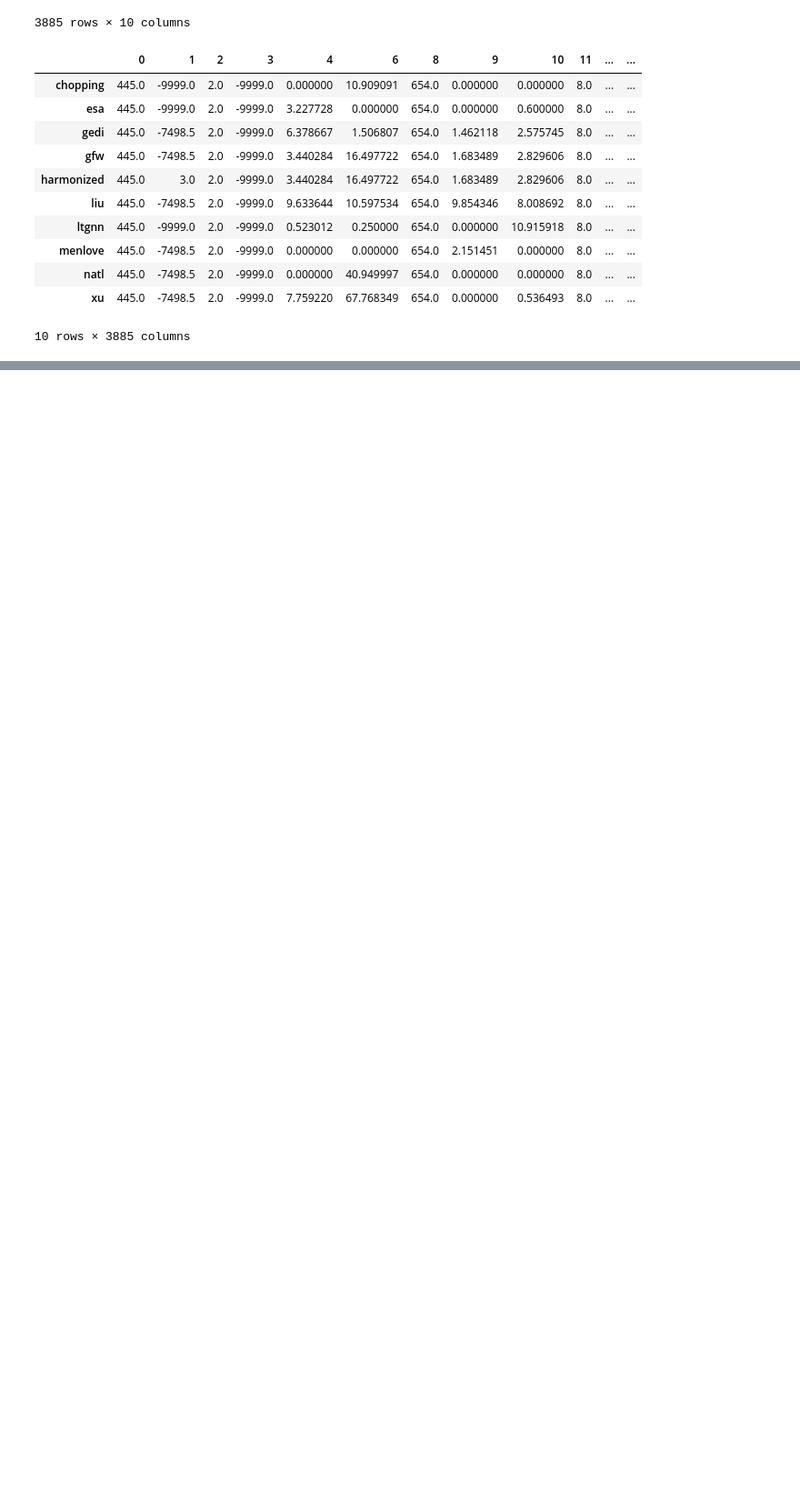
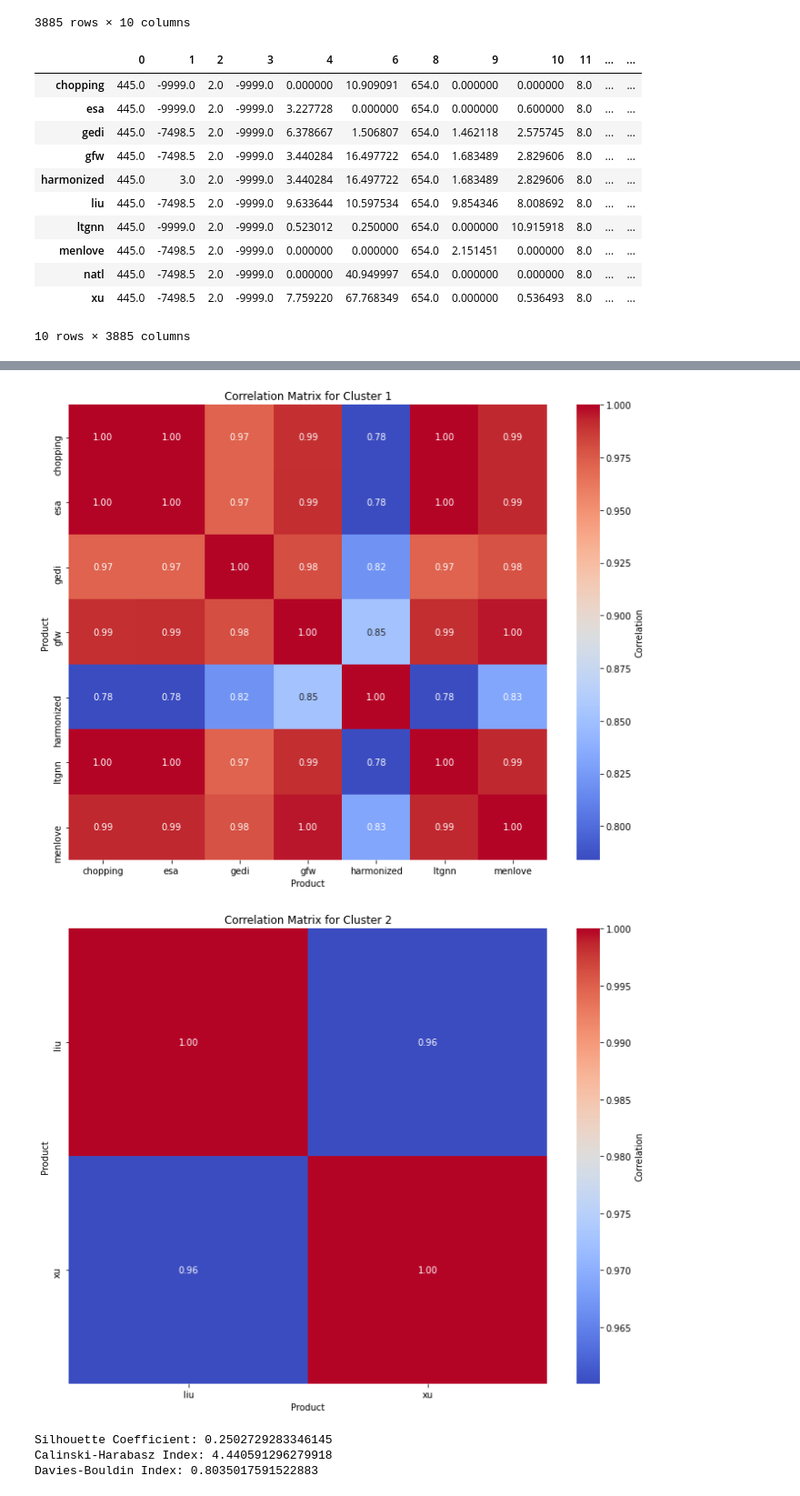
Before and after one commit to aiza-k/ClusterAnalysis, a Jupyter notebook: AZ_clustering.ipynb, the cells around one changed output, grey strips where cells are left out. Shown at 91% size. Saved outputs shown, nothing was run; the diff lists cells and outputs as text; code cells hidden in the pictures; blank space fills up the shorter version.

Commit message:
update clustering exploration

```diff
--- a/AZ_clustering.ipynb
+++ b/AZ_clustering.ipynb
@@ -201,6 +155,7 @@ data_imputed
 # %%
-test=data_imputed.dropna(how='any')
-test
+#remove any row that has a NaN value (if any one product is NaN at a location, we want to exclude it)
+data_imputed=data_imputed.dropna(how='any')
+data_imputed
 # %% [output]
 |  | chopping | esa | gedi | gfw | harmonized | liu | ltgnn | menlove | natl | xu |
 | 0 | 445.0 | 445.000000 | 445.000000 | 445.000000 | 445.000000 | 445.000000 | 445.000000 | 445.000000 | 445.000000 | 445.000000 |
@@ -216,8 +171,12 @@ test
 | 5399 | 780.0 | 780.000000 | 780.000000 | 780.000000 | 780.000000 | 780.000000 | 780.000000 | 780.000000 | 780.000000 | 780.000000 |
 3885 rows × 10 columns
 # %%
-data_transposed = test.T
+#transpose dataset for clustering
+data_transposed = data_imputed.T
 data_transposed
+
+scaler = StandardScaler()
+data_scaled = scaler.fit_transform(data_transposed)
 # %% [output]
 |  | 0 | 1 | 2 | 3 | 4 | 6 | 8 | 9 | 10 | 11 | ... | ... |
 | chopping | 445.0 | -9999.0 | 2.0 | -9999.0 | 0.000000 | 10.909091 | 654.0 | 0.000000 | 0.000000 | 8.0 | ... | ... |
@@ -279,0 +396,24 @@ Cluster 0 contains multiple products, plotting heatmap...
+# %%
+# kmeans clustering
+km = KMeans(n_clusters=3)
+clusters = km.fit_predict(data_scaled)
+labels = km.labels_
+print("Cluster labels:", clusters)
+
+cluster_distances=get_dist(data_scaled, labels)
+
+# Add cluster labels to the transposed DataFrame
+data_transposed.loc[:,'cluster'] = clusters
+
+# Transpose the data back to the original format
+biomass_data_clustered = data_transposed.reset_index()
+
+# List of products
+products = ['chopping', 'esa', 'gedi', 'gfw', 'harmonized', 'liu', 'ltgnn','menlove','natl','xu']
+corr_matrix=plot_heat_by_clus(biomass_data_clustered,products)
+
+# METRICS
+# Extract predicted cluster labels
+predicted_labels = biomass_data_clustered['cluster']
+print_indices(data_scaled, predicted_labels)
+# %% [output]
@@ -279,0 +440,5 @@ Cluster 0 contains multiple products, plotting heatmap...
+[figure, added]
+[figure, added]
+Silhouette Coefficient: 0.2502729283346145
+Calinski-Harabasz Index: 4.440591296279918
+Davies-Bouldin Index: 0.8035017591522883
```
Also changed, not shown: parts of 27 cells of this notebook, 1 other file.
